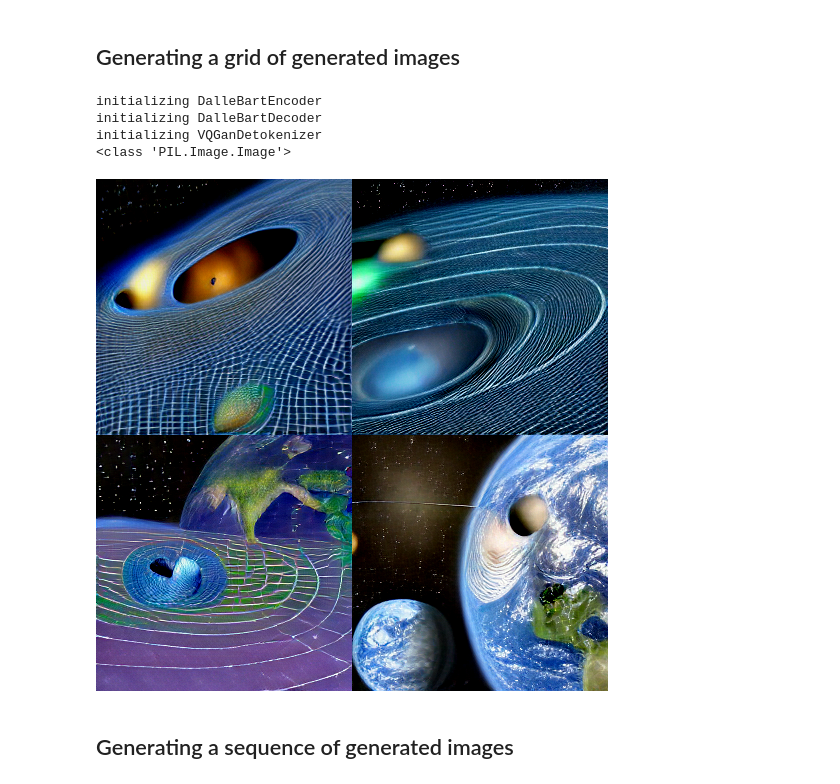
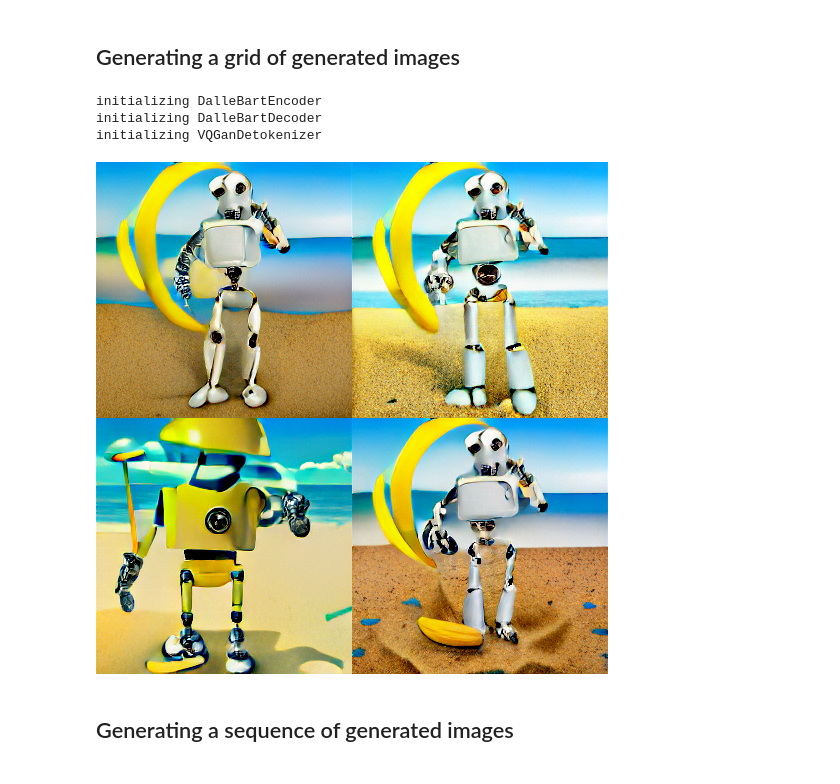
Before and after one commit to ciCciC/text-2-image, a Jupyter notebook: notebooks/v0.ipynb, the cells around one changed output. Drawn from its saved outputs; the diff is of its cells as text; code cells hidden in the pictures.

```diff
--- a/notebooks/v0.ipynb
+++ b/notebooks/v0.ipynb
@@ -55,30 +63,28 @@ image.save(f'./data/image_{L+1}.png')
 ## Generating a grid of generated images
 # %%
 image_stream = model.generate_image_stream(
-    text='a region of spacetime where gravity is so strong that nothing can escape',
+    text='A robot is eating a banana at the beach',
     seed=-1,
     grid_size=2,
     is_seamless=False,
     temperature=1,
-    top_k=256,
-    supercondition_factor=16,
+    top_k=10,
+    supercondition_factor=512,
     is_verbose=False
 )
 
 is_first = True
-count = 0
 for image in image_stream:
+    L = len(glob.glob('./data/*.png'))
     display_image = display if is_first else update_display
-    image.save(f'./data/image_{count}.png')
-    count += 1
+    image.save(f'./data/image_{L+1}.png')
     display_image(image, display_id=1)
     is_first = False
 # %% [output]
 initializing DalleBartEncoder
 initializing DalleBartDecoder
 initializing VQGanDetokenizer
-<class 'PIL.Image.Image'>
-[figure, old version]
+[figure, new version]
 # %% [markdown]
 ## Generating a sequence of generated images
 # %%
```
Also changed, not shown: parts of 2 cells of this notebook, 1 other file.
